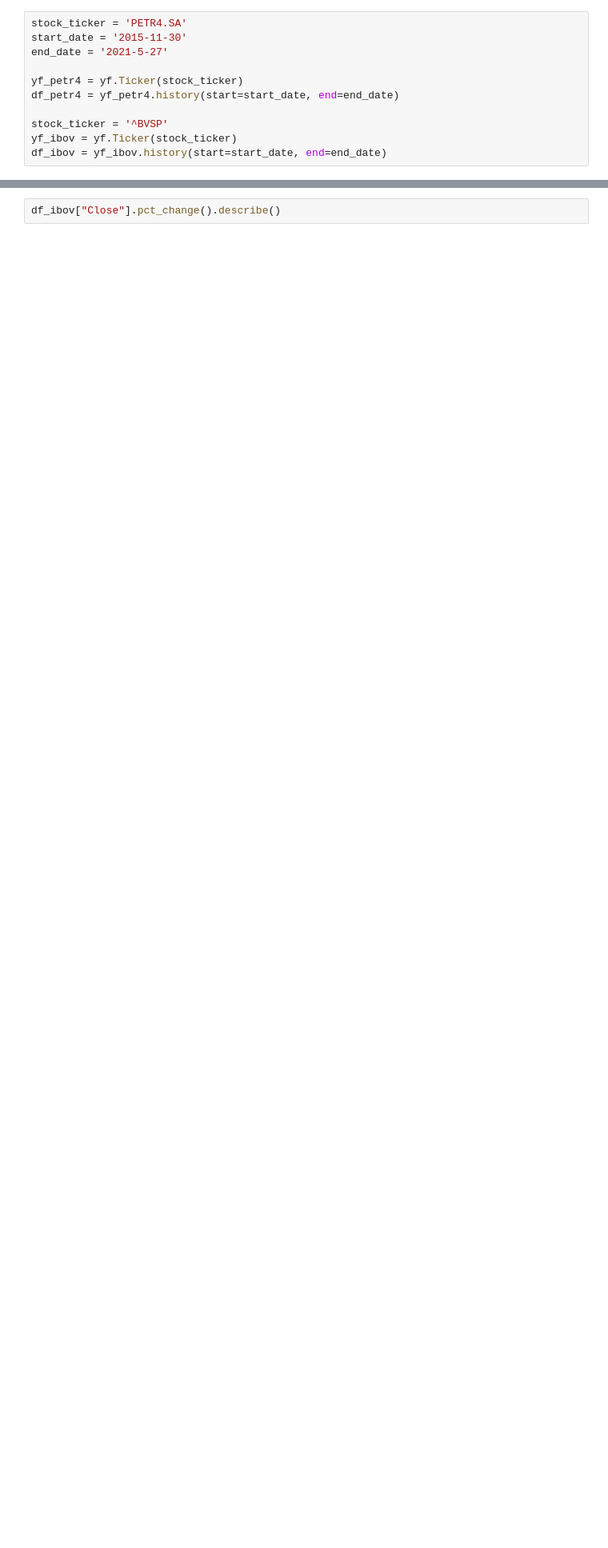
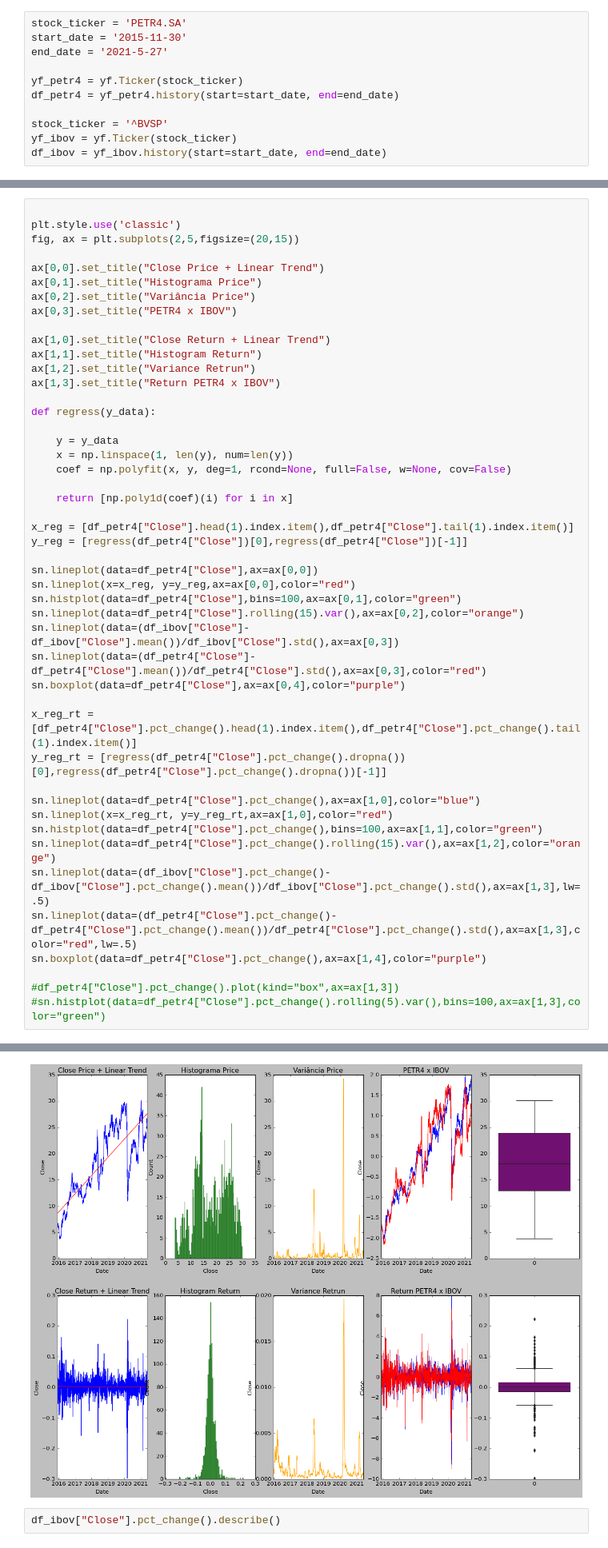
Before and after one commit to nakanoelio/I2A2-challenge-petr4-trad-sys, a Jupyter notebook: I2A2_PETR4_Naive_Bayes_2.ipynb, the cells around one changed output, grey strips where cells are left out. Shown: that part at 80% size. Cells and saved outputs as stored; diff of their text form; blank space fills up the shorter version.

```diff
--- a/I2A2_PETR4_Naive_Bayes_2.ipynb
+++ b/I2A2_PETR4_Naive_Bayes_2.ipynb
@@ -56,0 +75,48 @@ df_ibov = yf_ibov.history(start=start_date, end=end_date)
+# %%
+
+plt.style.use('classic')
+fig, ax = plt.subplots(2,5,figsize=(20,15))
+
+ax[0,0].set_title("Close Price + Linear Trend")
+ax[0,1].set_title("Histograma Price")
+ax[0,2].set_title("Variância Price")
+ax[0,3].set_title("PETR4 x IBOV")
+
+ax[1,0].set_title("Close Return + Linear Trend")
+ax[1,1].set_title("Histogram Return")
+ax[1,2].set_title("Variance Retrun")
+ax[1,3].set_title("Return PETR4 x IBOV")
+
+def regress(y_data):
+
+    y = y_data
+    x = np.linspace(1, len(y), num=len(y))
+    coef = np.polyfit(x, y, deg=1, rcond=None, full=False, w=None, cov=False)
+
+    return [np.poly1d(coef)(i) for i in x]
+
+x_reg = [df_petr4["Close"].head(1).index.item(),df_petr4["Close"].tail(1).index.item()]
+y_reg = [regress(df_petr4["Close"])[0],regress(df_petr4["Close"])[-1]]
+
+sn.lineplot(data=df_petr4["Close"],ax=ax[0,0])
+sn.lineplot(x=x_reg, y=y_reg,ax=ax[0,0],color="red")
+sn.histplot(data=df_petr4["Close"],bins=100,ax=ax[0,1],color="green")
+sn.lineplot(data=df_petr4["Close"].rolling(15).var(),ax=ax[0,2],color="orange")
+sn.lineplot(data=(df_ibov["Close"]-df_ibov["Close"].mean())/df_ibov["Close"].std(),ax=ax[0,3])
+sn.lineplot(data=(df_petr4["Close"]-df_petr4["Close"].mean())/df_petr4["Close"].std(),ax=ax[0,3],color="red")
+sn.boxplot(data=df_petr4["Close"],ax=ax[0,4],color="purple")
+
+x_reg_rt = [df_petr4["Close"].pct_change().head(1).index.item(),df_petr4["Close"].pct_change().tail(1).index.item()]
+y_reg_rt = [regress(df_petr4["Close"].pct_change().dropna())[0],regress(df_petr4["Close"].pct_change().dropna())[-1]]
+
+sn.lineplot(data=df_petr4["Close"].pct_change(),ax=ax[1,0],color="blue")
+sn.lineplot(x=x_reg_rt, y=y_reg_rt,ax=ax[1,0],color="red")
+sn.histplot(data=df_petr4["Close"].pct_change(),bins=100,ax=ax[1,1],color="green")
+sn.lineplot(data=df_petr4["Close"].pct_change().rolling(15).var(),ax=ax[1,2],color="orange")
+sn.lineplot(data=(df_ibov["Close"].pct_change()-df_ibov["Close"].pct_change().mean())/df_ibov["Close"].pct_change().std(),ax=ax[1,3],lw=.5)
+sn.lineplot(data=(df_petr4["Close"].pct_change()-df_petr4["Close"].pct_change().mean())/df_petr4["Close"].pct_change().std(),ax=ax[1,3],color="red",lw=.5)
+sn.boxplot(data=df_petr4["Close"].pct_change(),ax=ax[1,4],color="purple")
+
+#df_petr4["Close"].pct_change().plot(kind="box",ax=ax[1,3])
+#sn.histplot(data=df_petr4["Close"].pct_change().rolling(5).var(),bins=100,ax=ax[1,3],color="green")
+# %% [output]
@@ -57,3 +124,4 @@ df_ibov = yf_ibov.history(start=start_date, end=end_date)
+[figure, added]
 # %%
 df_ibov["Close"].pct_change().describe()
 # %% [output]
```
Also changed, not shown: parts of 30 cells of this notebook.
